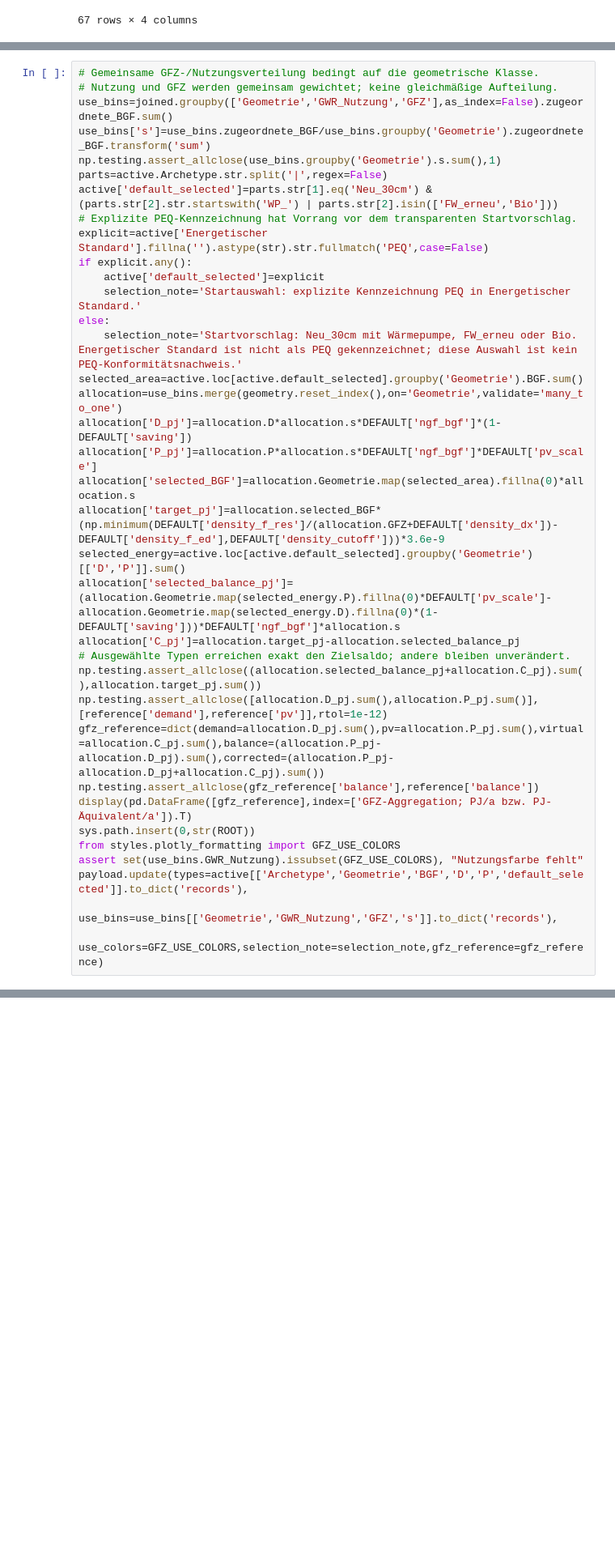
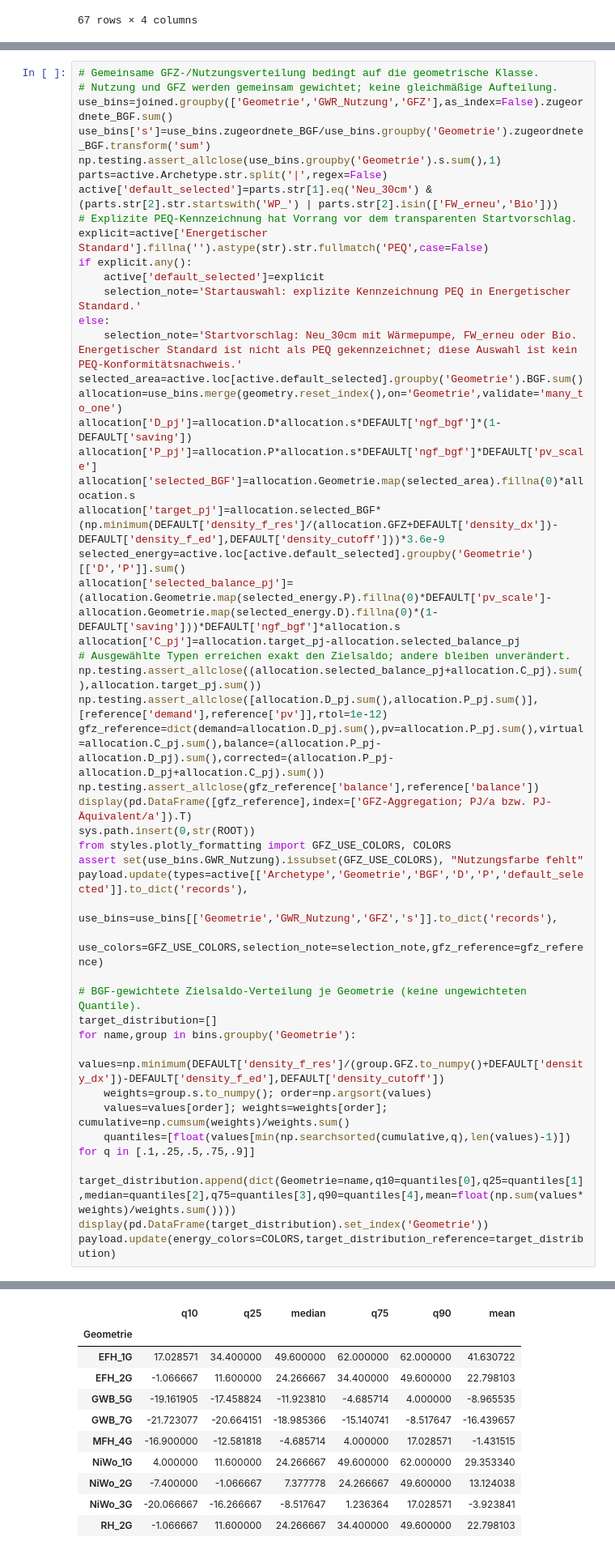
Before and after one commit to simonschaluppe/peq-higrube, a Jupyter notebook: Berechnungen/gebaeudesektormodell/Internes_Kalibrierungsdashboard.ipynb, the cells around one changed output, grey strips where cells are left out. Shown at 81% size. Saved outputs shown, nothing was run; the diff lists cells and outputs as text; blank space fills up the shorter version.

```diff
--- a/Berechnungen/gebaeudesektormodell/Internes_Kalibrierungsdashboard.ipynb
+++ b/Berechnungen/gebaeudesektormodell/Internes_Kalibrierungsdashboard.ipynb
@@ -273,34 +275,56 @@ if explicit.any():
     selection_note='Startauswahl: explizite Kennzeichnung PEQ in Energetischer Standard.'
 else:
     selection_note='Startvorschlag: Neu_30cm mit Wärmepumpe, FW_erneu oder Bio. Energetischer Standard ist nicht als PEQ gekennzeichnet; diese Auswahl ist kein PEQ-Konformitätsnachweis.'
 selected_area=active.loc[active.default_selected].groupby('Geometrie').BGF.sum()
 allocation=use_bins.merge(geometry.reset_index(),on='Geometrie',validate='many_to_one')
 allocation['D_pj']=allocation.D*allocation.s*DEFAULT['ngf_bgf']*(1-DEFAULT['saving'])
 allocation['P_pj']=allocation.P*allocation.s*DEFAULT['ngf_bgf']*DEFAULT['pv_scale']
 allocation['selected_BGF']=allocation.Geometrie.map(selected_area).fillna(0)*allocation.s
 allocation['target_pj']=allocation.selected_BGF*(np.minimum(DEFAULT['density_f_res']/(allocation.GFZ+DEFAULT['density_dx'])-DEFAULT['density_f_ed'],DEFAULT['density_cutoff']))*3.6e-9
 selected_energy=active.loc[active.default_selected].groupby('Geometrie')[['D','P']].sum()
 allocation['selected_balance_pj']=(allocation.Geometrie.map(selected_energy.P).fillna(0)*DEFAULT['pv_scale']-allocation.Geometrie.map(selected_energy.D).fillna(0)*(1-DEFAULT['saving']))*DEFAULT['ngf_bgf']*allocation.s
 allocation['C_pj']=allocation.target_pj-allocation.selected_balance_pj
 # Ausgewählte Typen erreichen exakt den Zielsaldo; andere bleiben unverändert.
 np.testing.assert_allclose((allocation.selected_balance_pj+allocation.C_pj).sum(),allocation.target_pj.sum())
 np.testing.assert_allclose([allocation.D_pj.sum(),allocation.P_pj.sum()],[reference['demand'],reference['pv']],rtol=1e-12)
 gfz_reference=dict(demand=allocation.D_pj.sum(),pv=allocation.P_pj.sum(),virtual=allocation.C_pj.sum(),balance=(allocation.P_pj-allocation.D_pj).sum(),corrected=(allocation.P_pj-allocation.D_pj+allocation.C_pj).sum())
 np.testing.assert_allclose(gfz_reference['balance'],reference['balance'])
 display(pd.DataFrame([gfz_reference],index=['GFZ-Aggregation; PJ/a bzw. PJ-Äquivalent/a']).T)
 sys.path.insert(0,str(ROOT))
-from styles.plotly_formatting import GFZ_USE_COLORS
+from styles.plotly_formatting import GFZ_USE_COLORS, COLORS
 assert set(use_bins.GWR_Nutzung).issubset(GFZ_USE_COLORS), "Nutzungsfarbe fehlt"
 payload.update(types=active[['Archetype','Geometrie','BGF','D','P','default_selected']].to_dict('records'),
                use_bins=use_bins[['Geometrie','GWR_Nutzung','GFZ','s']].to_dict('records'),
                use_colors=GFZ_USE_COLORS,selection_note=selection_note,gfz_reference=gfz_reference)
+
+# BGF-gewichtete Zielsaldo-Verteilung je Geometrie (keine ungewichteten Quantile).
+target_distribution=[]
+for name,group in bins.groupby('Geometrie'):
+    values=np.minimum(DEFAULT['density_f_res']/(group.GFZ.to_numpy()+DEFAULT['density_dx'])-DEFAULT['density_f_ed'],DEFAULT['density_cutoff'])
+    weights=group.s.to_numpy(); order=np.argsort(values)
+    values=values[order]; weights=weights[order]; cumulative=np.cumsum(weights)/weights.sum()
+    quantiles=[float(values[min(np.searchsorted(cumulative,q),len(values)-1)]) for q in [.1,.25,.5,.75,.9]]
+    target_distribution.append(dict(Geometrie=name,q10=quantiles[0],q25=quantiles[1],median=quantiles[2],q75=quantiles[3],q90=quantiles[4],mean=float(np.sum(values*weights)/weights.sum())))
+display(pd.DataFrame(target_distribution).set_index('Geometrie'))
+payload.update(energy_colors=COLORS,target_distribution_reference=target_distribution)
 # %% [output]
 |  | GFZ-Aggregation; PJ/a bzw. PJ-Äqu... |
 | demand | 137.493260 |
 | pv | 78.245462 |
 | virtual | 22.897023 |
 | balance | -59.247798 |
 | corrected | -36.350776 |
+|  | q10 | q25 | median | q75 | q90 | mean |
+| Geometrie |  |  |  |  |  |  |
+| EFH_1G | 17.028571 | 34.400000 | 49.600000 | 62.000000 | 62.000000 | 41.630722 |
+| EFH_2G | -1.066667 | 11.600000 | 24.266667 | 34.400000 | 49.600000 | 22.798103 |
+| GWB_5G | -19.161905 | -17.458824 | -11.923810 | -4.685714 | 4.000000 | -8.965535 |
+| GWB_7G | -21.723077 | -20.664151 | -18.985366 | -15.140741 | -8.517647 | -16.439657 |
+| MFH_4G | -16.900000 | -12.581818 | -4.685714 | 4.000000 | 17.028571 | -1.431515 |
+| NiWo_1G | 4.000000 | 11.600000 | 24.266667 | 49.600000 | 62.000000 | 29.353340 |
+| NiWo_2G | -7.400000 | -1.066667 | 7.377778 | 24.266667 | 49.600000 | 13.124038 |
+| NiWo_3G | -20.066667 | -16.266667 | -8.517647 | 1.236364 | 17.028571 | -3.923841 |
+| RH_2G | -1.066667 | 11.600000 | 24.266667 | 34.400000 | 49.600000 | 22.798103 |
 # %% [markdown]
 ## Dashboard: verändern, vergleichen, sichern
 
```
Also changed, not shown: parts of 1 cell of this notebook, 3 other files.
